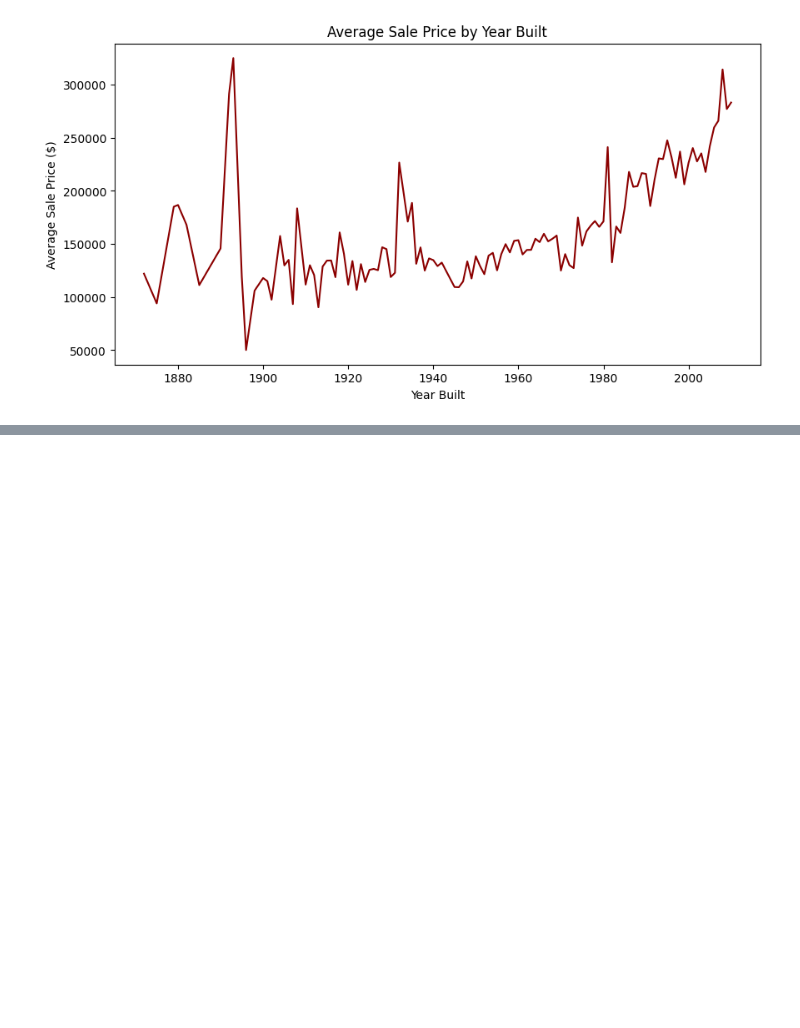
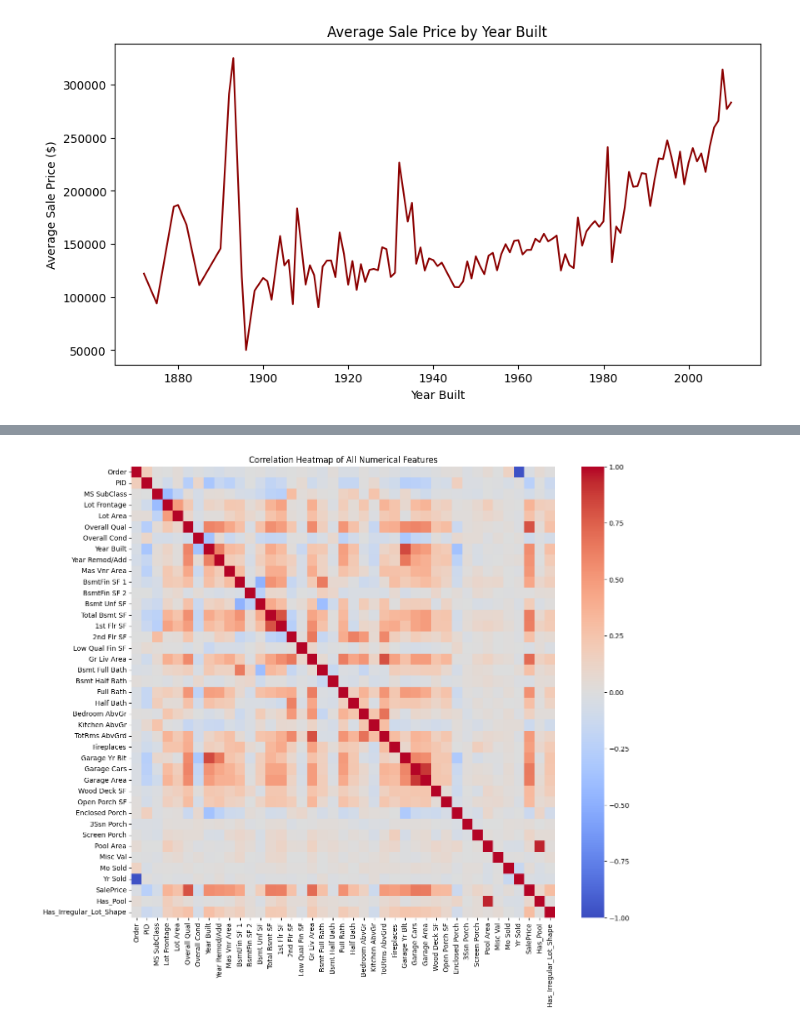
Before and after one commit to shomlea/AmesHousing-Dataset, a Jupyter notebook: main.ipynb, the cells around one changed output, grey strips where cells are left out. Cells and saved outputs as stored; diff of their text form; code cells hidden in the pictures; blank space fills up the shorter version.

```diff
--- a/main.ipynb
+++ b/main.ipynb
@@ -148,0 +171,15 @@ plt.show()
+# %%
+numeric_ah = ah.select_dtypes(include=['int64', 'float64'])
+
+corr_matrix = numeric_ah.corr()
+
+plt.figure(figsize=(14, 12))
+sns.heatmap(corr_matrix, annot=False, cmap='coolwarm', vmin=-1, vmax=1)
+plt.title('Correlation Heatmap of All Numerical Features')
+plt.show()
+
+# in this heatmap we can observe the correlation between various features.
+
+# for example, year built and garage year built are heavily correlated meaning that we can drop one of them (in this case garage year built)
+# %% [output]
+[figure, added]
```
Also changed, not shown: parts of 10 cells of this notebook.
